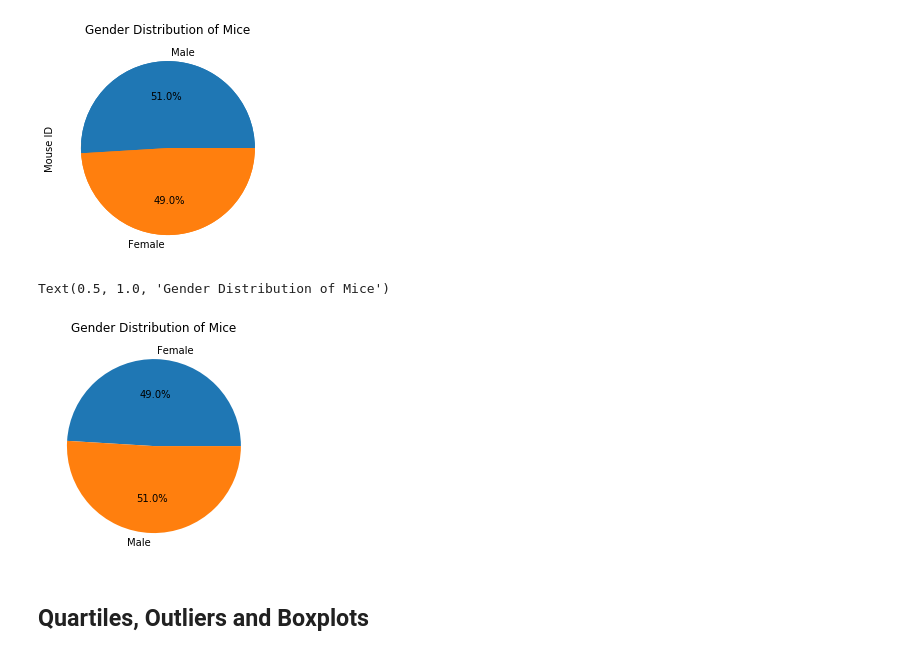
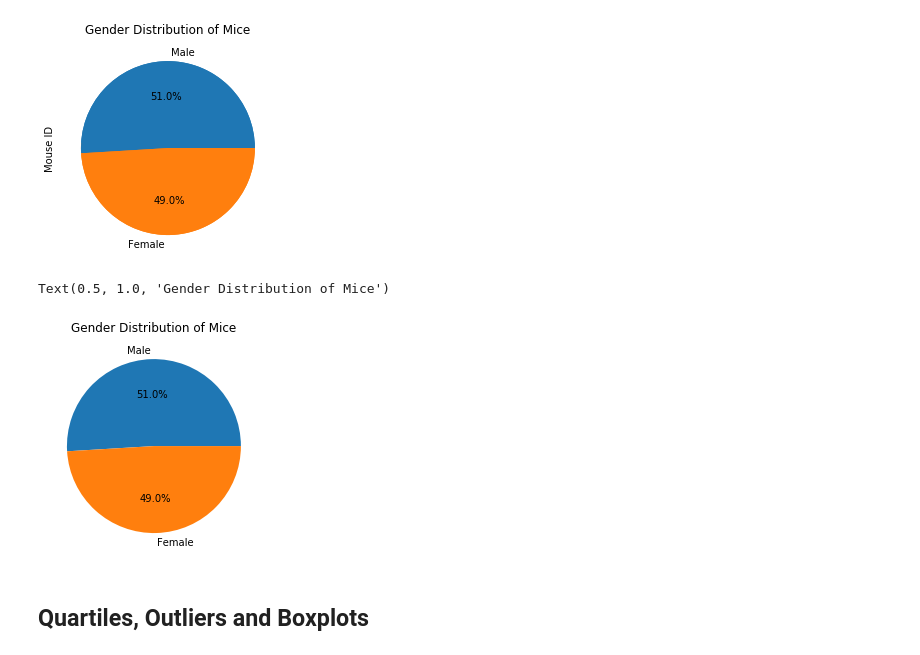
Before and after one commit to debrawu/matplotlib-challenge, a Jupyter notebook: Pymaceuticals/pymaceuticals_starter.ipynb, the cells around one changed output. Cells and saved outputs as stored; diff of their text form; code cells hidden in the pictures.

```diff
--- a/Pymaceuticals/pymaceuticals_starter.ipynb
+++ b/Pymaceuticals/pymaceuticals_starter.ipynb
@@ -201,22 +201,22 @@ Text(0.5, 1.0, 'Gender Distribution of Mice')
 # %%
 # Generate a pie plot showing the distribution of female versus male mice using pyplot
 
 #find the number of mice per gender
 mice_per_gender = single_mouse.groupby(['Sex']).count()['Mouse ID']
 
 mice_per_gender
 
 labels = ['Male', 'Female']
-counts = [958, 92]
+counts = [958, 922]
 colors = ['orange', 'blue']
 
 #plot using pandas
 plt.pie(counts, labels=labels, autopct='%1.1f%%')
 
 plt.title('Gender Distribution of Mice')
 # %% [output]
 Text(0.5, 1.0, 'Gender Distribution of Mice')
-[figure, old version]
+[figure, new version]
 # %% [markdown]
 ## Quartiles, Outliers and Boxplots
 # %%
```
Also changed, not shown: parts of 5 cells of this notebook.
